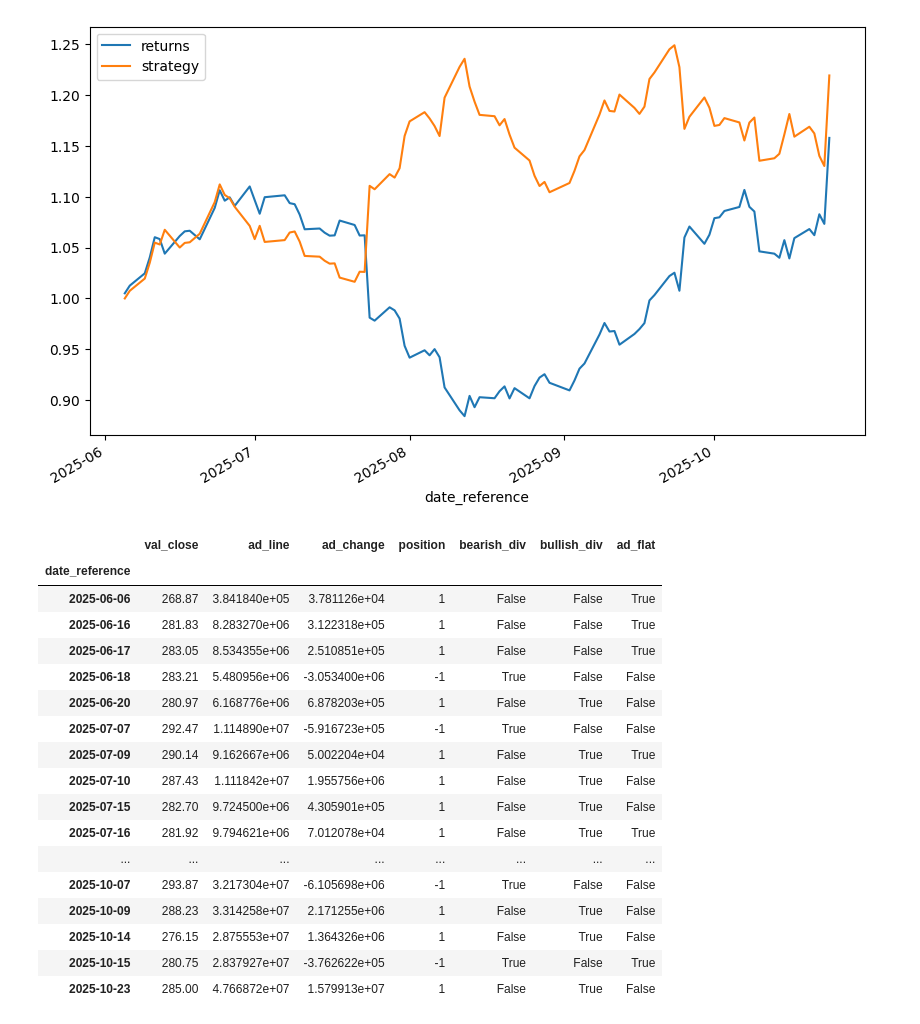
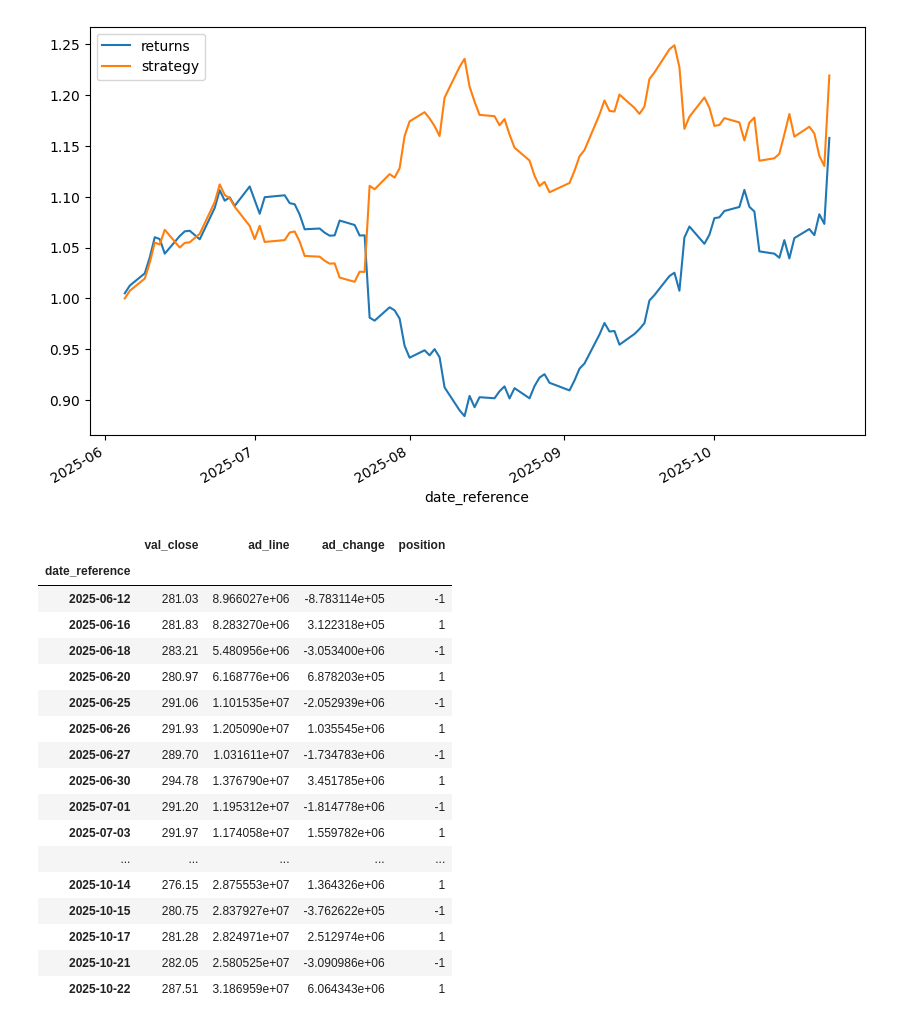
Before and after one commit to bsantanna/quant-agents, a Jupyter notebook: notebooks/10_backtest_stocks_interday_ad.ipynb, the cells around one changed output. Drawn from its saved outputs; the diff is of its cells as text; code cells hidden in the pictures.

```diff
--- a/notebooks/10_backtest_stocks_interday_ad.ipynb
+++ b/notebooks/10_backtest_stocks_interday_ad.ipynb
@@ -87,32 +62,24 @@ dtype: float64
 df_ad[['returns', 'strategy']].dropna().cumsum().apply(np.exp).plot(figsize=(10, 6));
 # %% [output]
 [figure]
-# %%
-# Detect potential divergences or flattening (e.g., A/D flat while price changes)
-# Flattening: where A/D change is near zero for multiple days (simple threshold)
-df_ad['ad_flat'] = abs(df_ad['ad_change']) < df_ad['ad_change'].std() * 0.1  # Arbitrary small change threshold
-# Divergence: Price up but A/D down, or vice versa (bearish/bullish divergence)
-df_ad['price_change'] = df_ad['val_close'].diff()
-df_ad['bearish_div'] = (df_ad['price_change'] > 0) & (df_ad['ad_change'] < 0)
-df_ad['bullish_div'] = (df_ad['price_change'] < 0) & (df_ad['ad_change'] > 0)
-events = df_ad[df_ad['bearish_div'] | df_ad['bullish_div'] | df_ad['ad_flat']]
-events[['val_close', 'ad_line', 'ad_change', 'position', 'bearish_div', 'bullish_div', 'ad_flat']]
-# %% [output]
-|  | val_close | ad_line | ad_change | position | bearish_div | bullish_div | ad_flat |
-| date_reference |  |  |  |  |  |  |  |
-| 2025-06-06 | 268.87 | 3.841840e+05 | 3.781126e+04 | 1 | False | False | True |
-| 2025-06-16 | 281.83 | 8.283270e+06 | 3.122318e+05 | 1 | False | False | True |
-| 2025-06-17 | 283.05 | 8.534355e+06 | 2.510851e+05 | 1 | False | False | True |
-| 2025-06-18 | 283.21 | 5.480956e+06 | -3.053400e+06 | -1 | True | False | False |
-| 2025-06-20 | 280.97 | 6.168776e+06 | 6.878203e+05 | 1 | False | True | False |
-| 2025-07-07 | 292.47 | 1.114890e+07 | -5.916723e+05 | -1 | True | False | False |
-| 2025-07-09 | 290.14 | 9.162667e+06 | 5.002204e+04 | 1 | False | True | True |
-| 2025-07-10 | 287.43 | 1.111842e+07 | 1.955756e+06 | 1 | False | True | False |
-| 2025-07-15 | 282.70 | 9.724500e+06 | 4.305901e+05 | 1 | False | True | False |
-| 2025-07-16 | 281.92 | 9.794621e+06 | 7.012078e+04 | 1 | False | True | True |
-| ... | ... | ... | ... | ... | ... | ... | ... |
-| 2025-10-07 | 293.87 | 3.217304e+07 | -6.105698e+06 | -1 | True | False | False |
-| 2025-10-09 | 288.23 | 3.314258e+07 | 2.171255e+06 | 1 | False | True | False |
-| 2025-10-14 | 276.15 | 2.875553e+07 | 1.364326e+06 | 1 | False | True | False |
-| 2025-10-15 | 280.75 | 2.837927e+07 | -3.762622e+05 | -1 | True | False | True |
-| 2025-10-23 | 285.00 | 4.766872e+07 | 1.579913e+07 | 1 | False | True | False |
+# %%
+df_crossovers[['val_close', 'ad_line', 'ad_change', 'position']]
+# %% [output]
+|  | val_close | ad_line | ad_change | position |
+| date_reference |  |  |  |  |
+| 2025-06-12 | 281.03 | 8.966027e+06 | -8.783114e+05 | -1 |
+| 2025-06-16 | 281.83 | 8.283270e+06 | 3.122318e+05 | 1 |
+| 2025-06-18 | 283.21 | 5.480956e+06 | -3.053400e+06 | -1 |
+| 2025-06-20 | 280.97 | 6.168776e+06 | 6.878203e+05 | 1 |
+| 2025-06-25 | 291.06 | 1.101535e+07 | -2.052939e+06 | -1 |
+| 2025-06-26 | 291.93 | 1.205090e+07 | 1.035545e+06 | 1 |
+| 2025-06-27 | 289.70 | 1.031611e+07 | -1.734783e+06 | -1 |
+| 2025-06-30 | 294.78 | 1.376790e+07 | 3.451785e+06 | 1 |
+| 2025-07-01 | 291.20 | 1.195312e+07 | -1.814778e+06 | -1 |
+| 2025-07-03 | 291.97 | 1.174058e+07 | 1.559782e+06 | 1 |
+| ... | ... | ... | ... | ... |
+| 2025-10-14 | 276.15 | 2.875553e+07 | 1.364326e+06 | 1 |
+| 2025-10-15 | 280.75 | 2.837927e+07 | -3.762622e+05 | -1 |
+| 2025-10-17 | 281.28 | 2.824971e+07 | 2.512974e+06 | 1 |
+| 2025-10-21 | 282.05 | 2.580525e+07 | -3.090986e+06 | -1 |
+| 2025-10-22 | 287.51 | 3.186959e+07 | 6.064343e+06 | 1 |
```
Also changed, not shown: parts of 7 cells of this notebook, 3 other files.
